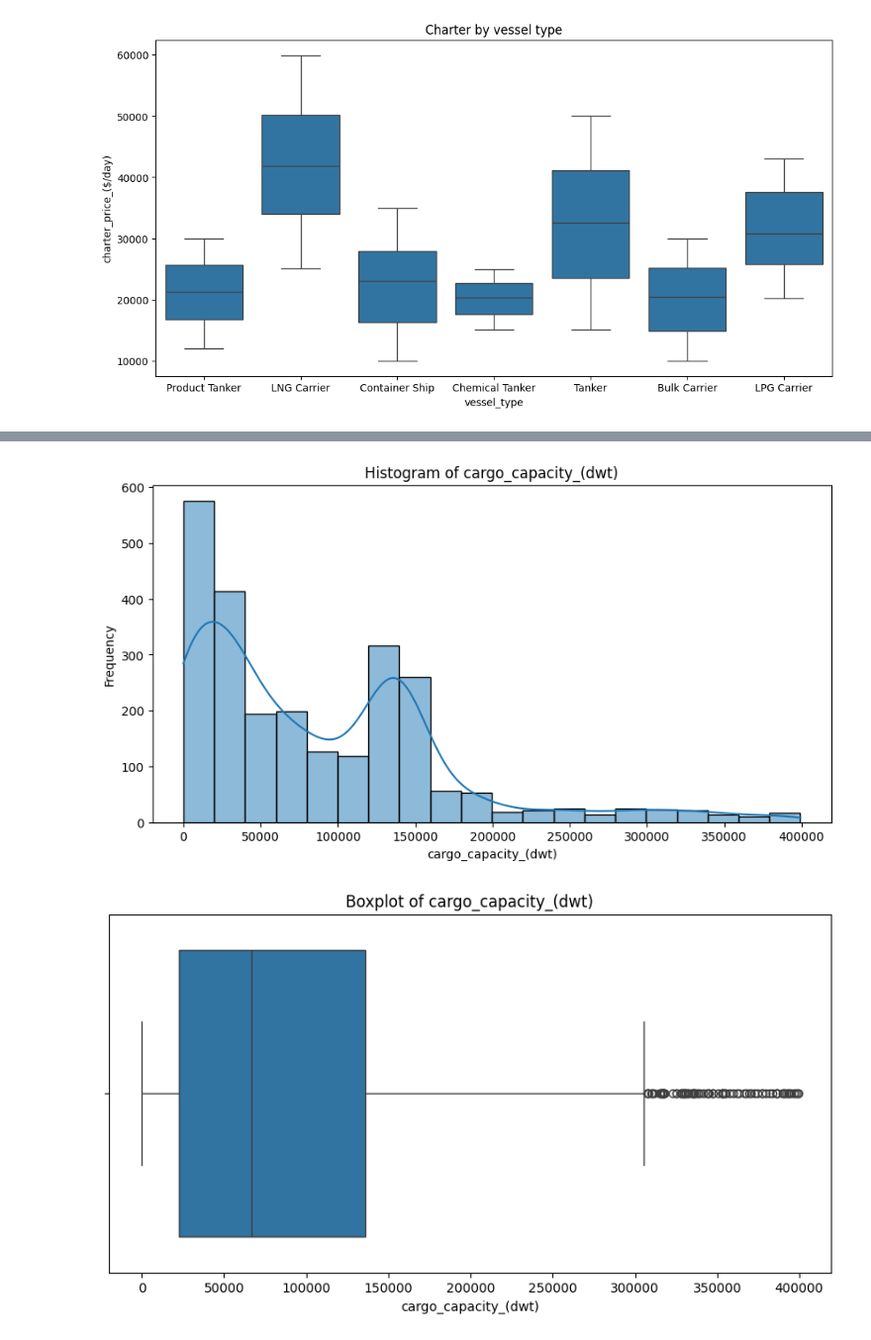
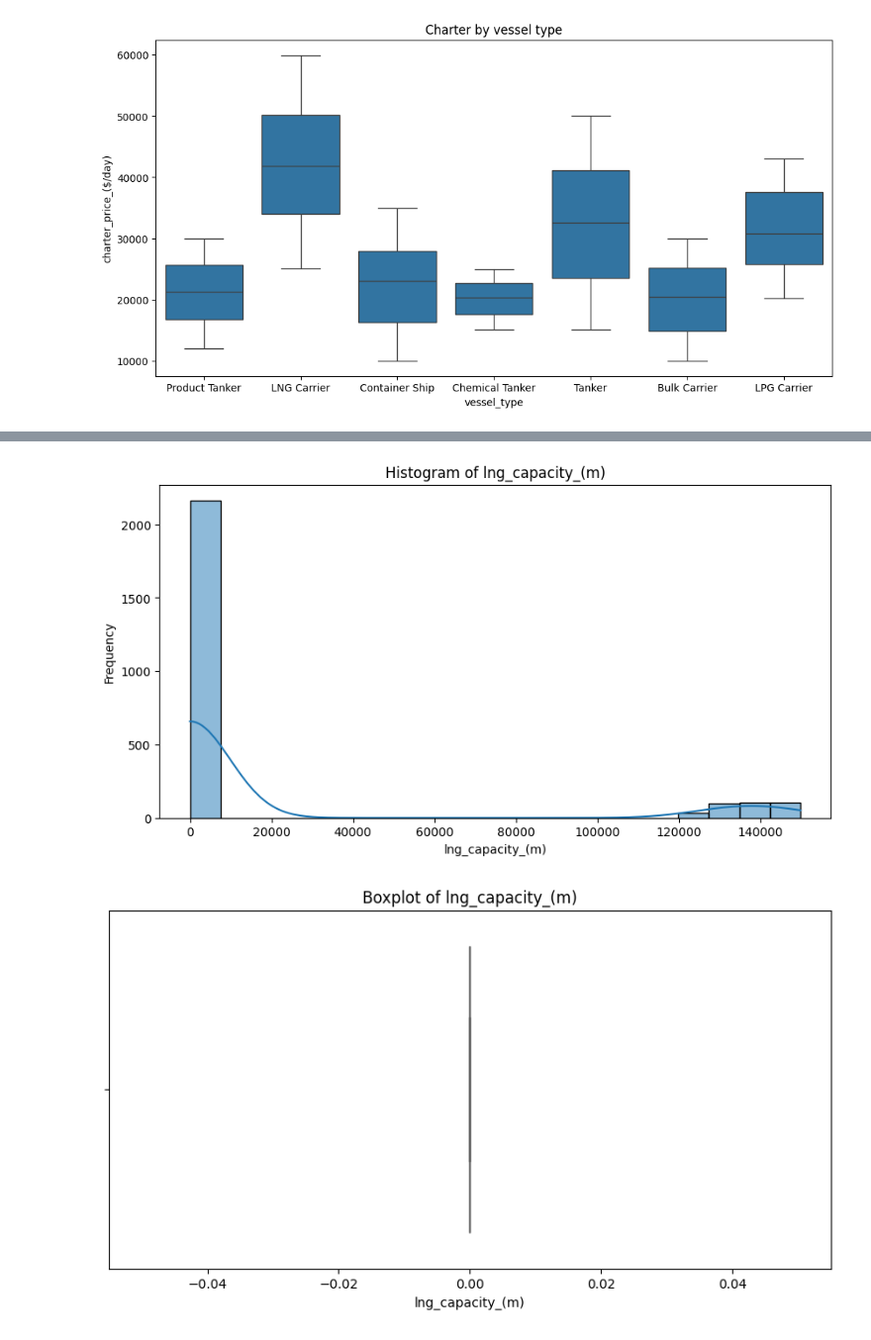
Before and after one commit to Ladozuki/Marine-ML, a Jupyter notebook: scripts/cleaning_data.ipynb, the cells around one changed output, grey strips where cells are left out. Shown at 99% size. Cells and saved outputs as stored; diff of their text form; code cells hidden in the pictures.

```diff
--- a/scripts/cleaning_data.ipynb
+++ b/scripts/cleaning_data.ipynb
@@ -238,0 +287,22 @@ numerical_cols_3 = ['lng_capacity_(m)', 'lpg_capacity_(m)']
+# %%
+# Histograms and Boxplots for charter price, duration, and fuel cost
+numerical_cols_2 = ['charter_price_($/day)', 'duration_(days)', 'fuel_cost_($/liter)']
+for col in numerical_cols_2:
+    plt.figure(figsize=(10, 5))
+    sns.histplot(df[col], bins=20, kde=True)
+    plt.title(f'Histogram of {col}')
+    plt.xlabel(col)
+    plt.ylabel('Frequency')
+    plt.show()
+
+    plt.figure(figsize=(10, 5))
+    sns.boxplot(x=df[col], showfliers = False)
+    plt.title(f'Boxplot of {col}')
+    plt.xlabel(col)
+    plt.show()
+
+# # Correlation Analysis
+# plt.figure(figsize=(12, 8))
+# sns.heatmap(df.corr(), annot=True, cmap='coolwarm')
+# plt.title('Correlation Heatmap')
+# plt.show()
@@ -239,27 +364,28 @@ numerical_cols_3 = ['lng_capacity_(m)', 'lpg_capacity_(m)']
 # %%
-# Histograms and Boxplots for cargo capacity, container capacity, vessel length, and vessel breadth
-numerical_cols_1 = ['cargo_capacity_(dwt)', 'container_capacity_(teu)', 'vessel_length_(m)']
-for col in numerical_cols_1:
+# Histograms and Boxplots for LNG and LPG capacity
+numerical_cols_3 = ['lng_capacity_(m)', 'lpg_capacity_(m)']
+for col in numerical_cols_3:
+
     plt.figure(figsize=(10, 5))
     sns.histplot(df[col], bins=20, kde=True)
     plt.title(f'Histogram of {col}')
     plt.xlabel(col)
     plt.ylabel('Frequency')
     plt.show()
 
     plt.figure(figsize=(10, 5))
-    sns.boxplot(x=df[col])
+    sns.boxplot(x=df[col], showfliers = False)
     plt.title(f'Boxplot of {col}')
     plt.xlabel(col)
     plt.show()
 
     # Scatter Plots for relationships with charter price
     plt.figure(figsize=(10, 5))
     sns.scatterplot(data=df, x=col, y='charter_price_($/day)')
     plt.title(f'{col} vs Charter Price')
     plt.xlabel(col)
     plt.ylabel('Charter Price ($/day)')
     plt.show()
 # %% [output]
-[figure, old version]
+[figure, new version]
-[figure, old version]
+[figure, new version]
```
Also changed, not shown: parts of 20 cells of this notebook, 1 other file.
